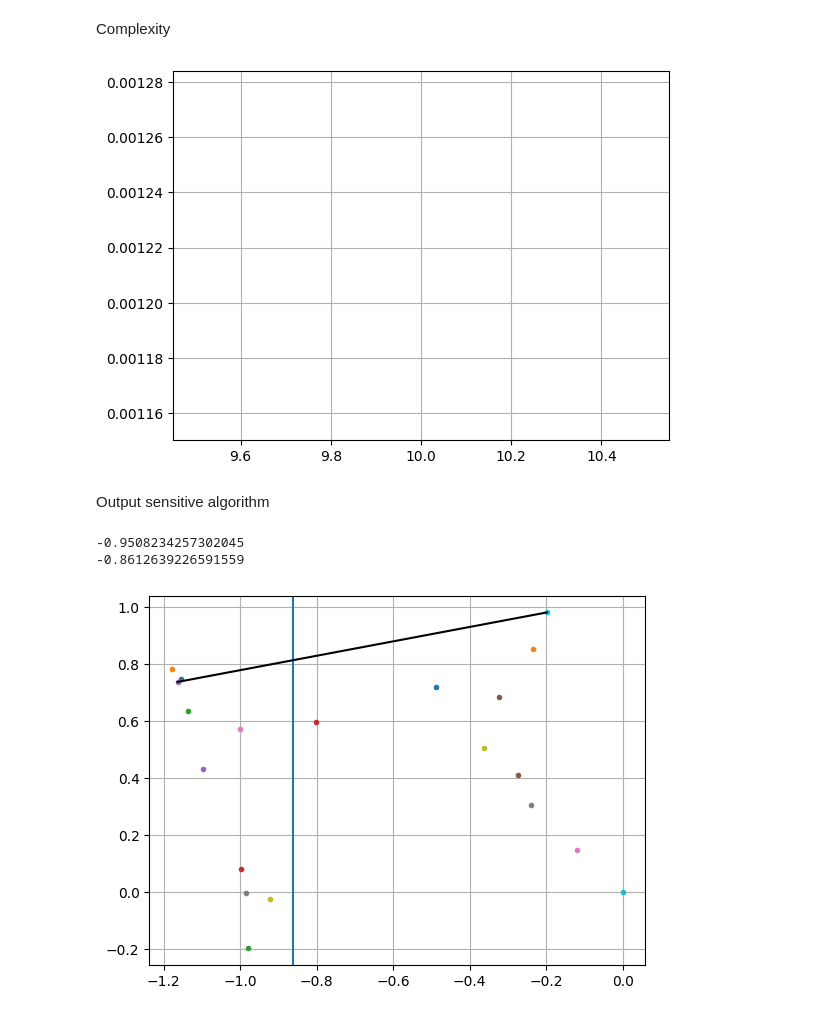
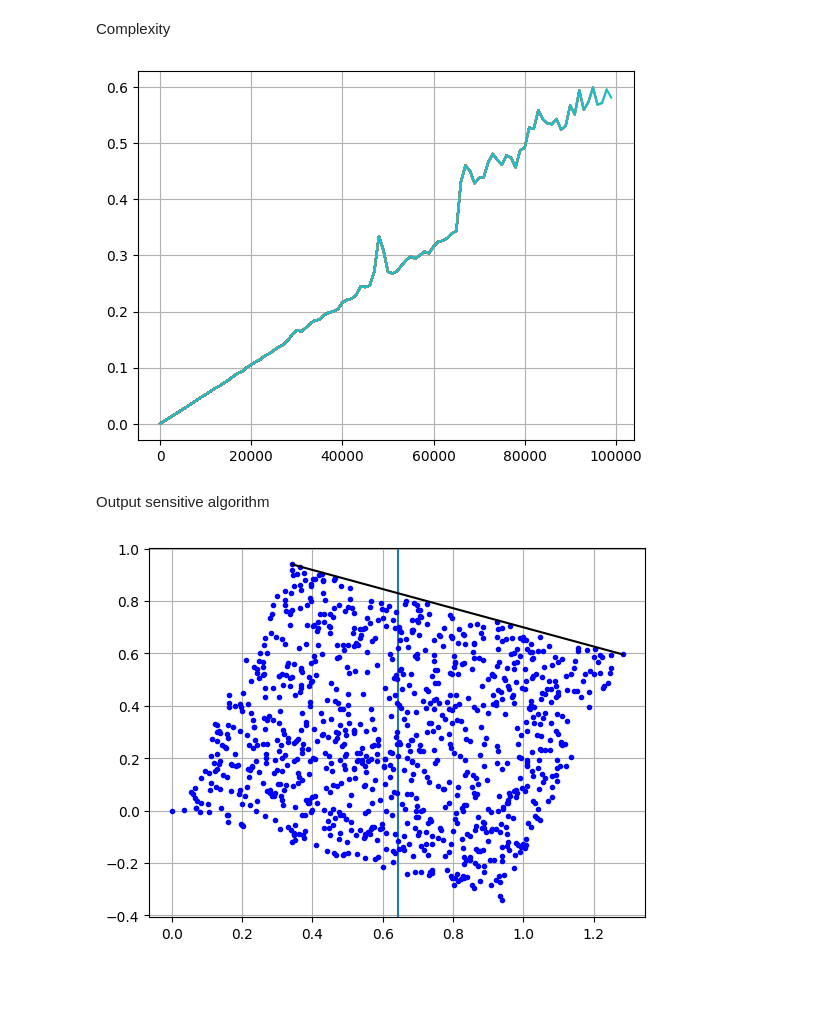
Before and after one commit to jacedoir/INF421_PI_Project, a Jupyter notebook: project.ipynb, the cells around one changed output. Saved outputs shown, nothing was run; the diff lists cells and outputs as text; code cells hidden in the pictures; blank space fills up the shorter version.

```diff
--- a/project.ipynb
+++ b/project.ipynb
@@ -147,24 +147,24 @@ Complexity
 # %%
 def print_complexity(upper_limite):
     n = []
     time_table = []
-    for i in range(10, upper_limite,100000):
+    for i in range(10, upper_limite,1000):
         t_init = time.time()
         A = generateA(i)
         A = sort(A)
         chain_lower = sweeping_algorithm_lower(A)
         chain_upper = sweeping_algorithm_upper(A)
         t_final = time.time()
         n.append(i)
         time_table.append(t_final-t_init)
 
         plt.plot(n, time_table)
     plt.grid()
     plt.show()
 
-print_complexity(1000)
+print_complexity(100000)
 # %% [output]
-[figure, old version]
+[figure, new version]
 # %% [markdown]
 Output sensitive algorithm
 # %%
@@ -277,7 +275,7 @@ def print_find_basis(dataset):
     #Plot des points
     plt.axvline(np.median(dataset[:,0]))
     for i in range(np.size(dataset, axis=0)):
-       plt.plot(dataset[i][0], dataset[i][1], marker=".")
+       plt.plot(dataset[i][0], dataset[i][1], marker=".", color="b")
 
     p1,p2 =find_basis_plot(dataset)
 
@@ -286,8 +284,6 @@ def print_find_basis(dataset):
     plt.grid()
     plt.show()
 
-print_find_basis(generateA(20))
+print_find_basis(generateA(1000))
 # %% [output]
--0.9508234257302045
--0.8612639226591559
-[figure, old version]
+[figure, new version]
```
Also changed, not shown: parts of 4 cells of this notebook, 1 other file.
